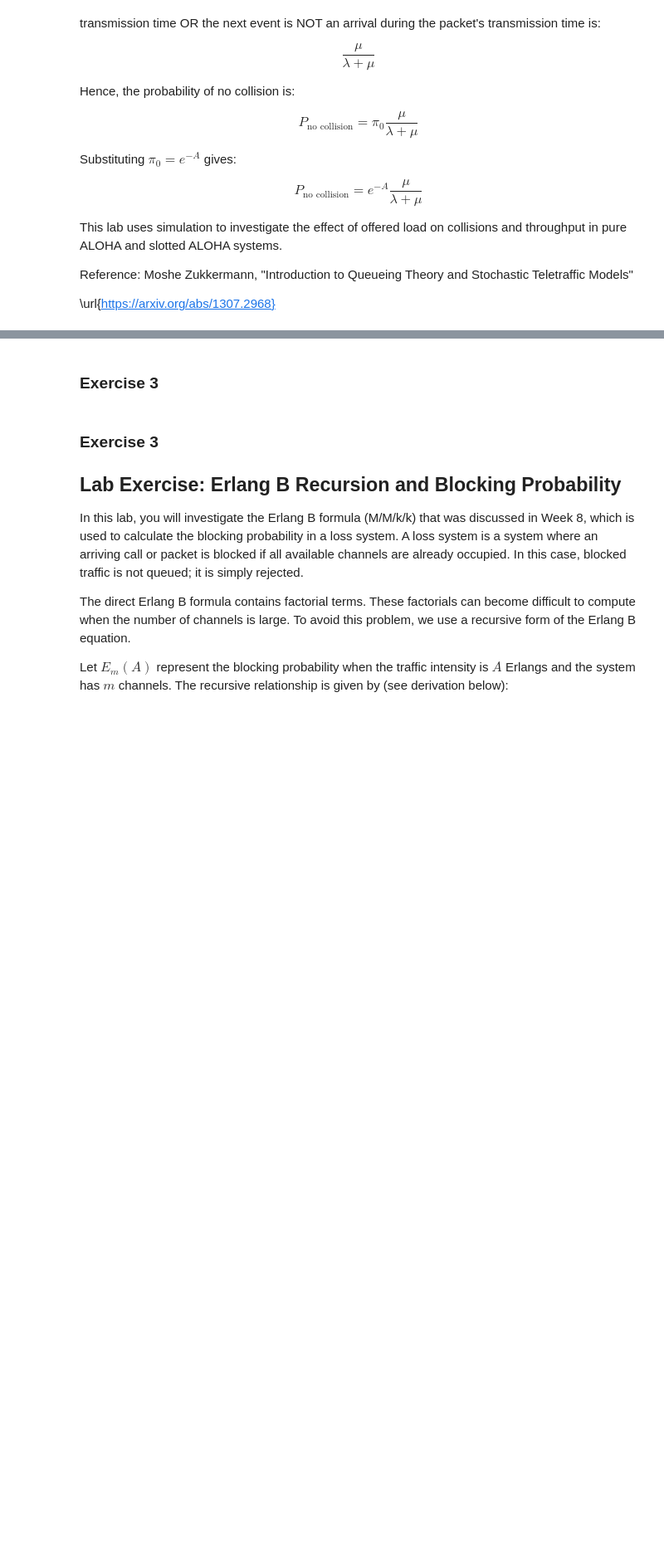
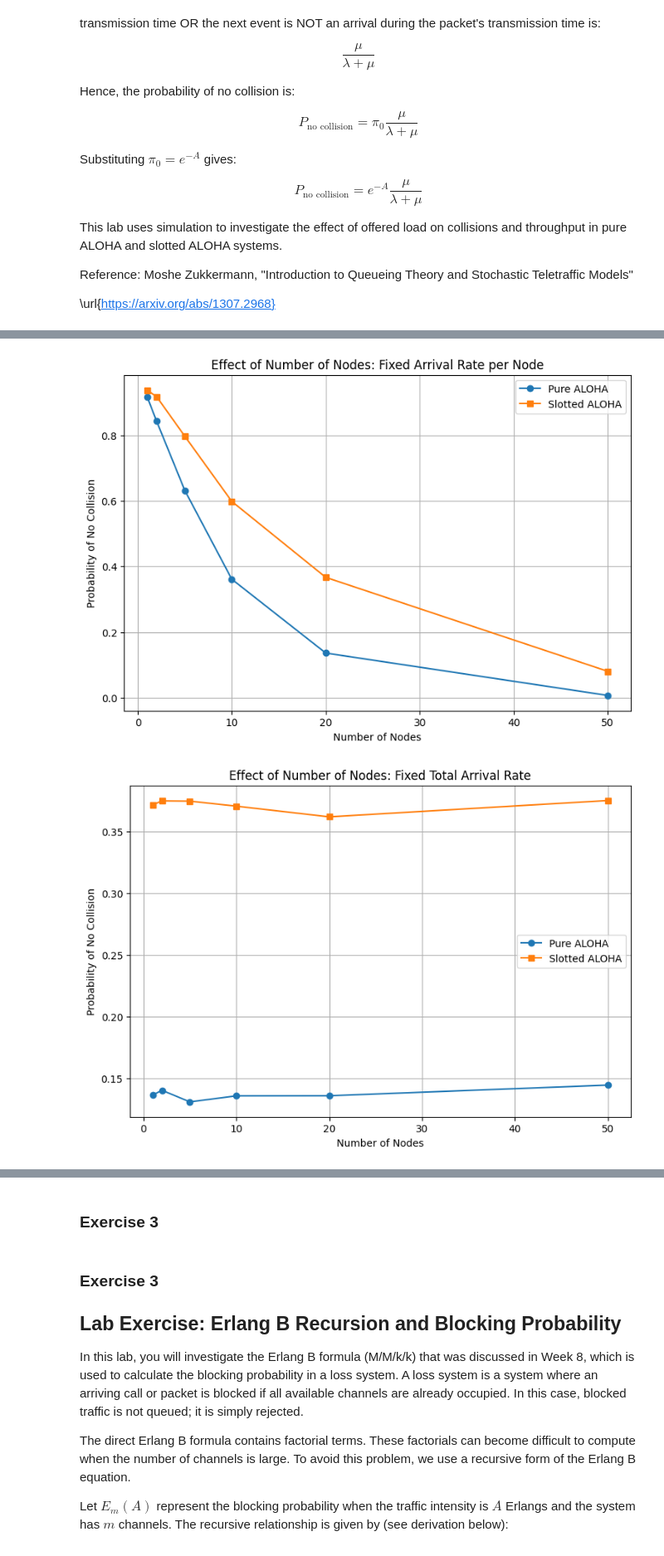
Before and after one commit to cpas0004/Monash2026, a Jupyter notebook: ECE4045/Labs/Lab 6/Lab 6 Queuing Models_Moodle_2026.ipynb, the cells around one changed output, grey strips where cells are left out. Shown at 83% size. Cells and saved outputs as stored; diff of their text form; code cells hidden in the pictures; blank space fills up the shorter version.

```diff
--- a/ECE4045/Labs/Lab 6/Lab 6 Queuing Models_Moodle_2026.ipynb
+++ b/ECE4045/Labs/Lab 6/Lab 6 Queuing Models_Moodle_2026.ipynb
@@ -251,20 +277,17 @@ def packet_generator(env, node_id, arrival_rate, all_arrival_times):
     """
 
     while True:
-
         # Generate the next inter-arrival time using an exponential distribution.
         # Hint: use random.expovariate(arrival_rate)
-        interarrival_time = ______________________
-
+        interarrival_time = random.expovariate(arrival_rate)
 
         # Advance the SimPy simulation clock by the generated inter-arrival time.
-        yield env.timeout(______________________)
-
+        yield env.timeout(interarrival_time)
 
         # If the current simulation time is still less than SIM_TIME,
         # record the packet arrival time and the node ID.
         if env.now < SIM_TIME:
-            all_arrival_times.append((______________________, ______________________))
+            all_arrival_times.append((env.now, node_id))
 
 
 def generate_arrivals_packet_generators(num_nodes, arrival_rate_per_node):
@@ -281,36 +304,35 @@ def generate_arrivals_packet_generators(num_nodes, arrival_rate_per_node):
 
     # Use a loop to create one packet generator for each node.
     # The node IDs should start at 1 and end at num_nodes.
-    for node_id in range(__________, __________):
+    for node_id in range(1, num_nodes + 1):
         env.process(packet_generator(
             env,
-            node_id=______________________,
-            arrival_rate=______________________,
-            all_arrival_times=______________________
+            node_id=node_id,
+            arrival_rate=arrival_rate_per_node,
+            all_arrival_times=all_arrival_times
         ))
 
-
     # Run the simulation until SIM_TIME.
-    env.run(until=______________________)
+    env.run(until=SIM_TIME)
 
 
     # Sort all packet arrivals by arrival time.
     # Hint: each item is stored as (arrival_time, node_id).
-    all_arrival_times.sort(key=lambda x: ______________________)
+    all_arrival_times.sort(key=lambda x: x[0])
 
 
     # Extract the arrival times and node IDs into two separate NumPy arrays.
-    arrival_times = np.array([x[0] for x in ______________________])
-    node_ids = np.array([x[1] for x in ______________________])
+    arrival_times = np.array([x[0] for x in all_arrival_times])
+    node_ids = np.array([x[1] for x in all_arrival_times])
 
     return arrival_times, node_ids
 
 
-def slotted_aloha(arrival_times: np.ndarray):
+# def slotted_aloha(arrival_times: np.ndarray):
 
 
 
-def pure_aloha(arrival_times: np.ndarray):
+# def pure_aloha(arrival_times: np.ndarray):
 
 
 
@@ -342,29 +364,27 @@ for num_nodes in node_values:
 
     # Generate arrival times for the current number of nodes.
     arrival_times, node_ids = generate_arrivals_packet_generators(
-        ______________________,
-        ______________________
+        num_nodes,
+        arrival_rate_per_node_fixed
     )
 
-
     # Calculate the total number of attempted transmissions.
-    attempts = ______________________
-
+    attempts = len(arrival_times)
 
     # Calculate successful transmissions for pure ALOHA and slotted ALOHA.
-    pure_successes = ______________________
-    slotted_successes = ______________________
+    pure_successes = pure_aloha(arrival_times)
+    slotted_successes = slotted_aloha(arrival_times)
 
 
     # Calculate the total offered load G.
     # Hint: G = attempts * PACKET_TIME / SIM_TIME
-    G = ______________________
+    G = attempts * PACKET_TIME / SIM_TIME
 
 
     # Calculate and store the probability of no collision.
     # Hint: probability of no collision = successful packets / attempted packets
-    pure_P_fixed_per_node.append(______________________)
-    slotted_P_fixed_per_node.append(______________________)
+    pure_P_fixed_per_node.append(pure_successes / attempts)
+    slotted_P_fixed_per_node.append(slotted_successes / attempts)
 
     G_fixed_per_node.append(G)
 
@@ -383,7 +403,7 @@ for num_nodes in node_values:
 
 
     # Calculate the arrival rate per node so that total arrival rate remains fixed.
-    arrival_rate_per_node = ______________________
+    arrival_rate_per_node = total_arrival_rate_fixed / num_nodes
 
     arrival_times, node_ids = generate_arrivals_packet_generators(
         num_nodes,
@@ -426,30 +446,33 @@ plt.show()
 
 plt.figure(figsize=(9, 6))
 
 plt.plot(node_values, pure_P_fixed_total, marker="o", label="Pure ALOHA")
 plt.plot(node_values, slotted_P_fixed_total, marker="s", label="Slotted ALOHA")
 
 plt.xlabel("Number of Nodes")
 plt.ylabel("Probability of No Collision")
 plt.title("Effect of Number of Nodes: Fixed Total Arrival Rate")
 plt.grid(True)
 plt.legend()
 plt.show()
 
 
 # ---------------------------------------------------------
 # Print offered load values
 # ---------------------------------------------------------
 
 print("Fixed arrival rate per node")
 print("Nodes\tG")
 
 for nodes, G in zip(node_values, G_fixed_per_node):
     print(f"{nodes}\t{G:.3f}")
 
 
 print("\nFixed total arrival rate")
 print("Nodes\tG")
 
 for nodes, G in zip(node_values, G_fixed_total):
     print(f"{nodes}\t{G:.3f}")
+# %% [output]
+[figure, added]
+[figure, added]
```
Also changed, not shown: parts of 9 cells of this notebook, 1 other file.
